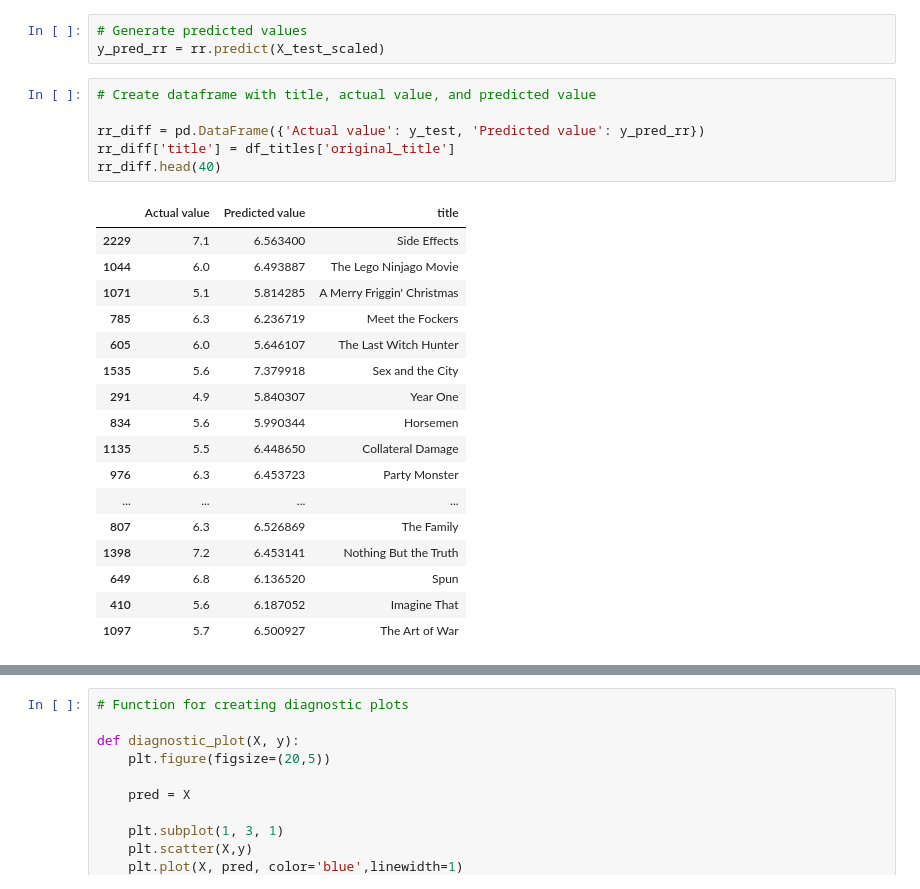
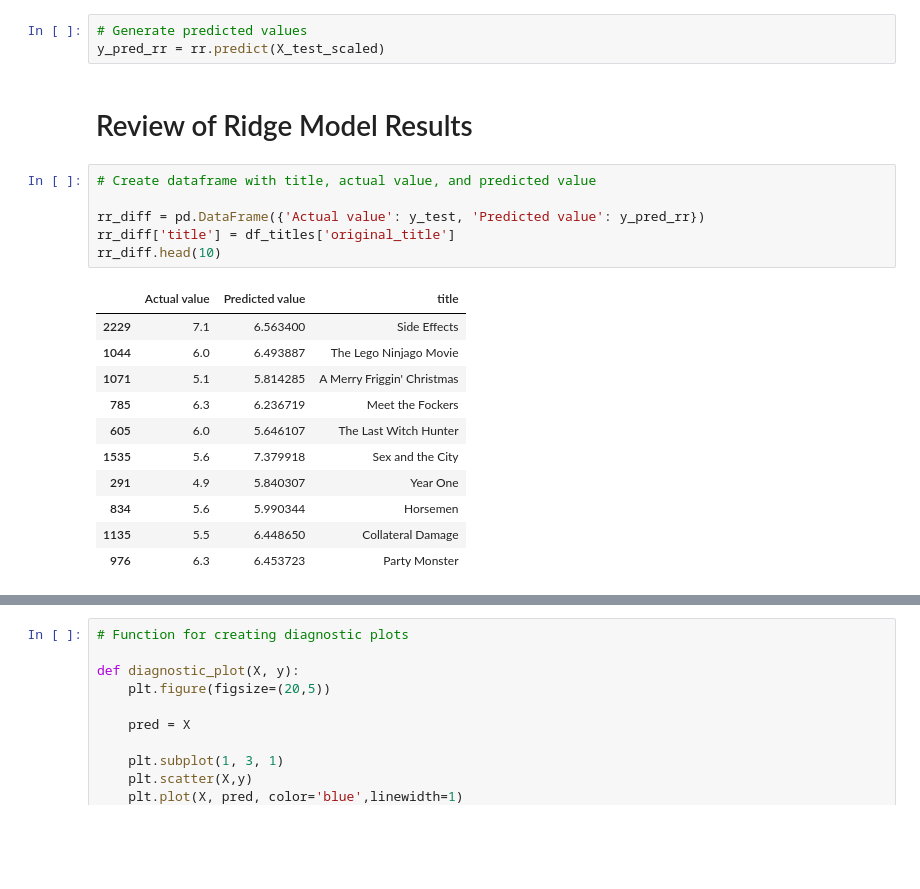
Before and after one commit to danielbrock4/Ratings_On_Demand, a Jupyter notebook: Jupyter_Notebook_Files/Predict_IMDB_Ratings_RidgeRegression.ipynb, the cells around one changed output, grey strips where cells are left out. Saved outputs shown, nothing was run; the diff lists cells and outputs as text; blank space fills up the shorter version.

```diff
--- a/Jupyter_Notebook_Files/Predict_IMDB_Ratings_RidgeRegression.ipynb
+++ b/Jupyter_Notebook_Files/Predict_IMDB_Ratings_RidgeRegression.ipynb
@@ -157,30 +157,26 @@ Ridge(alpha=10)
 # %%
 # Generate predicted values
 y_pred_rr = rr.predict(X_test_scaled)
+# %% [markdown]
+# Review of Ridge Model Results
 # %%
 # Create dataframe with title, actual value, and predicted value
 
 rr_diff = pd.DataFrame({'Actual value': y_test, 'Predicted value': y_pred_rr})
 rr_diff['title'] = df_titles['original_title']
-rr_diff.head(40)
+rr_diff.head(10)
 # %% [output]
 |  | Actual value | Predicted value | title |
 | 2229 | 7.1 | 6.563400 | Side Effects |
 | 1044 | 6.0 | 6.493887 | The Lego Ninjago Movie |
 | 1071 | 5.1 | 5.814285 | A Merry Friggin' Christmas |
 | 785 | 6.3 | 6.236719 | Meet the Fockers |
 | 605 | 6.0 | 5.646107 | The Last Witch Hunter |
 | 1535 | 5.6 | 7.379918 | Sex and the City |
 | 291 | 4.9 | 5.840307 | Year One |
 | 834 | 5.6 | 5.990344 | Horsemen |
 | 1135 | 5.5 | 6.448650 | Collateral Damage |
 | 976 | 6.3 | 6.453723 | Party Monster |
-| ... | ... | ... | ... |
-| 807 | 6.3 | 6.526869 | The Family |
-| 1398 | 7.2 | 6.453141 | Nothing But the Truth |
-| 649 | 6.8 | 6.136520 | Spun |
-| 410 | 5.6 | 6.187052 | Imagine That |
-| 1097 | 5.7 | 6.500927 | The Art of War |
 # %%
 #Create actual vs prediction scatter plot
 
```
Also changed, not shown: parts of 17 cells of this notebook, 3 other files.
